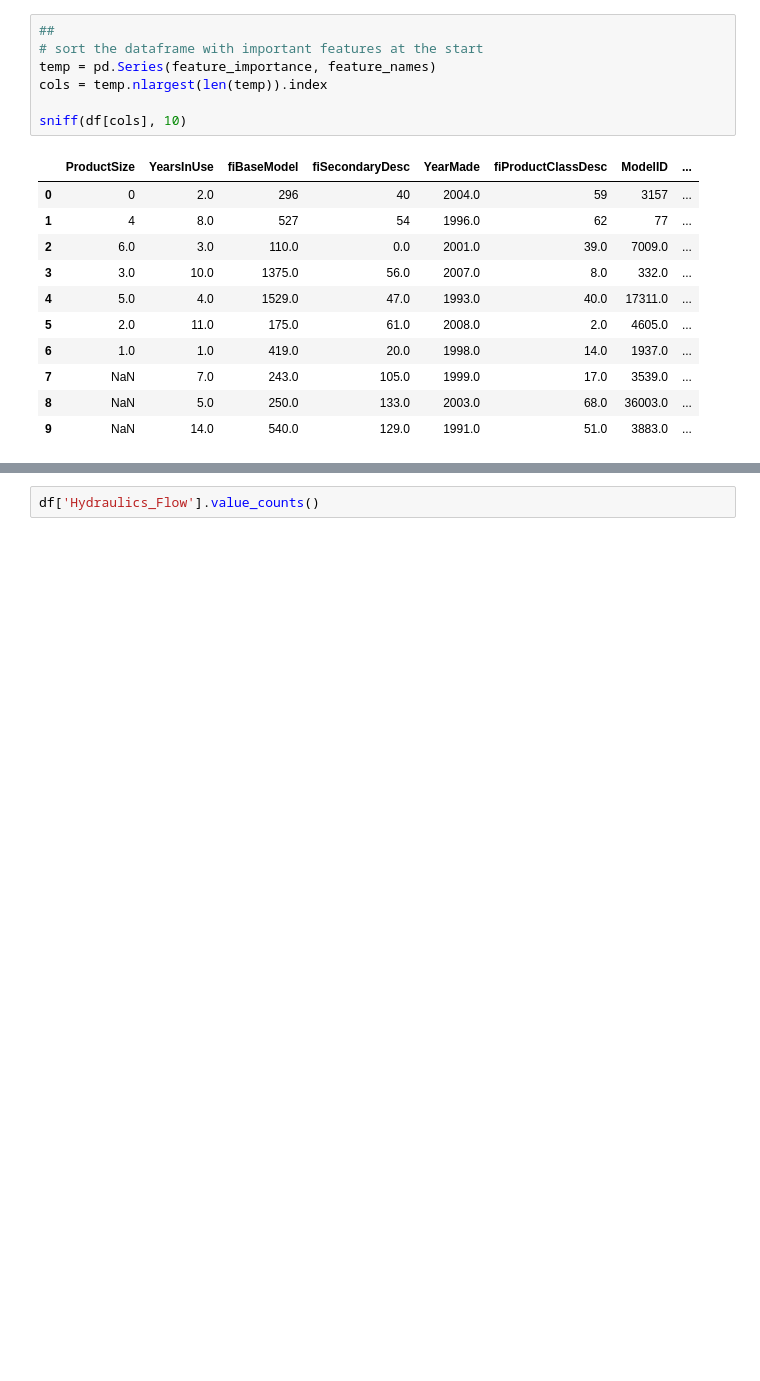
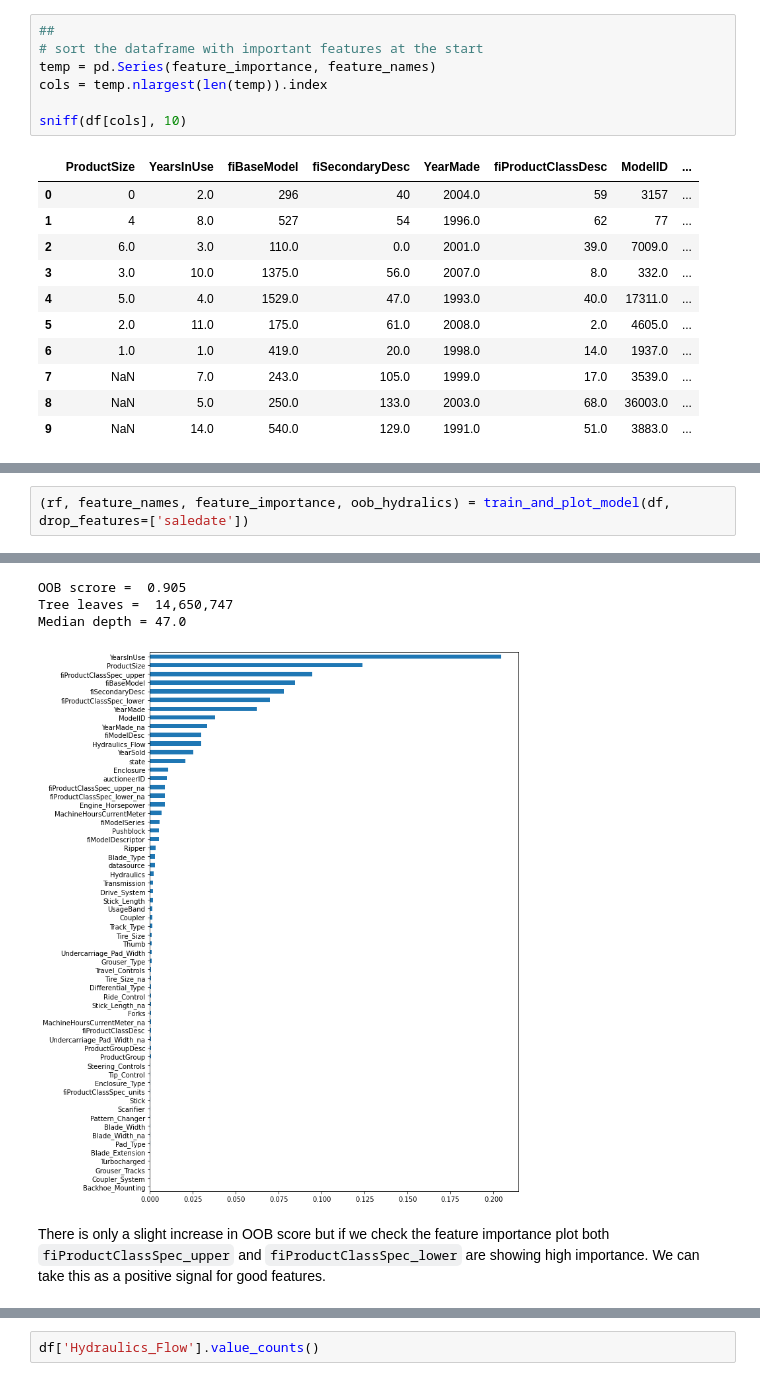
Before and after one commit to hassaanbinaslam/myblog_fastai_archived, a Jupyter notebook: _notebooks/2022-04-25-bluebook-for-bulldozers.ipynb, the cells around one changed output, grey strips where cells are left out. Saved outputs shown, nothing was run; the diff lists cells and outputs as text; blank space fills up the shorter version.

```diff
--- a/_notebooks/2022-04-25-bluebook-for-bulldozers.ipynb
+++ b/_notebooks/2022-04-25-bluebook-for-bulldozers.ipynb
@@ -792,0 +1042,3 @@ Let's check unique values for `Hydraulics_Flow`.
+# %%
+(rf, feature_names, feature_importance, oob_hydralics) = train_and_plot_model(df, drop_features=['saledate'])
+# %% [output]
@@ -792,0 +1048,6 @@ Let's check unique values for `Hydraulics_Flow`.
+OOB scrore =  0.905
+Tree leaves =  14,650,747
+Median depth = 47.0
+[figure, added]
+# %% [markdown]
+There is only a slight increase in OOB score but if we check the feature importance plot both `fiProductClassSpec_upper` and  `fiProductClassSpec_lower` are showing high importance. We can take this as a positive signal for good features.
```
Also changed, not shown: parts of 108 cells of this notebook, 4 other files.
